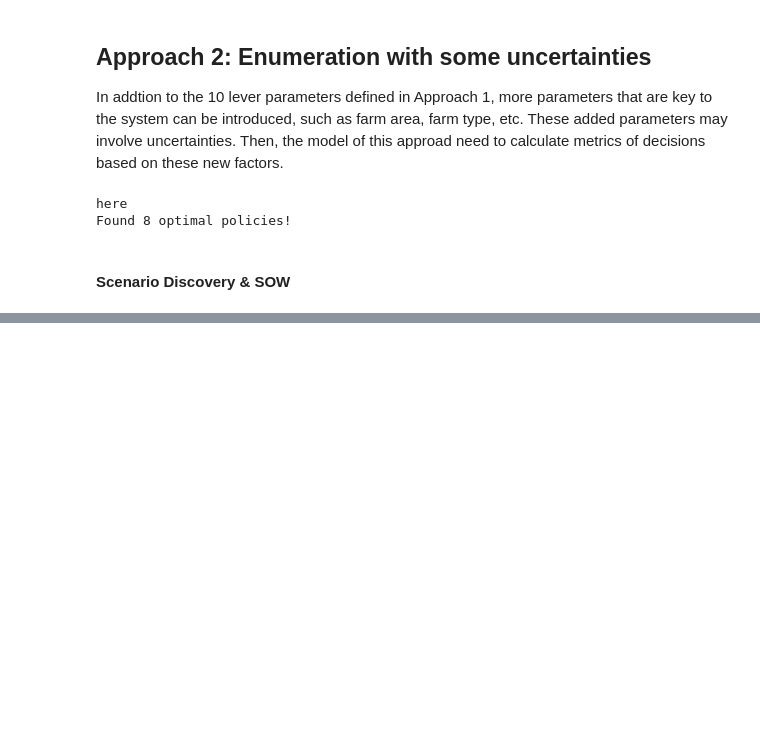
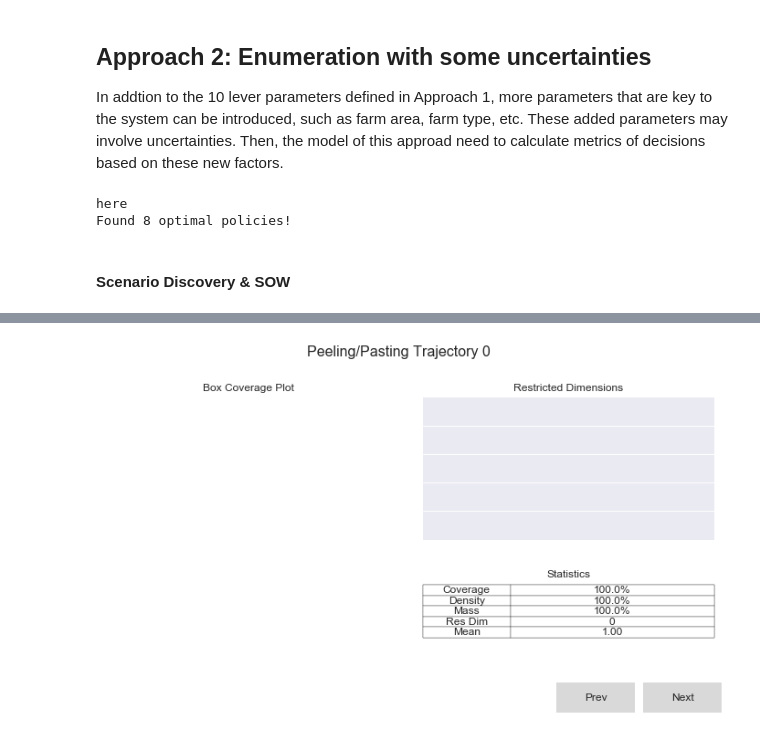
Before and after one commit to ShiangC/Cornell_SDF, a Jupyter notebook: code/farmVal_Rhodium.ipynb, the cells around one changed output, grey strips where cells are left out. Cells and saved outputs as stored; diff of their text form; code cells hidden in the pictures; blank space fills up the shorter version.

```diff
--- a/code/farmVal_Rhodium.ipynb
+++ b/code/farmVal_Rhodium.ipynb
@@ -237,0 +235,2 @@ fig = pairs(model, output,
+# %%
+classification = results.apply("'Effective' if performance > 2 else 'Ineffective'")
@@ -237,0 +244,5 @@ fig = pairs(model, output,
+# %%
+box.show_details()
+plt.show()
+# %% [output]
+[figure, added]
```
Also changed, not shown: parts of 8 cells of this notebook, 2 other files.
